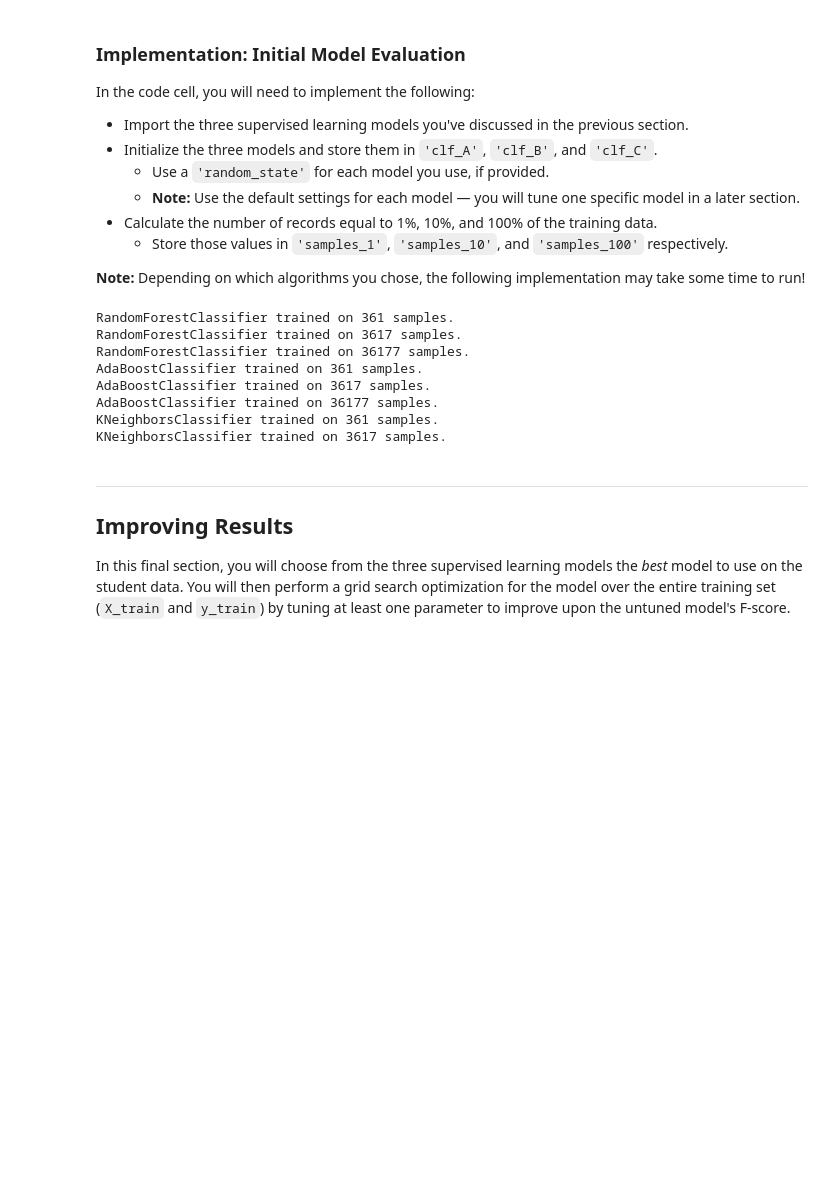
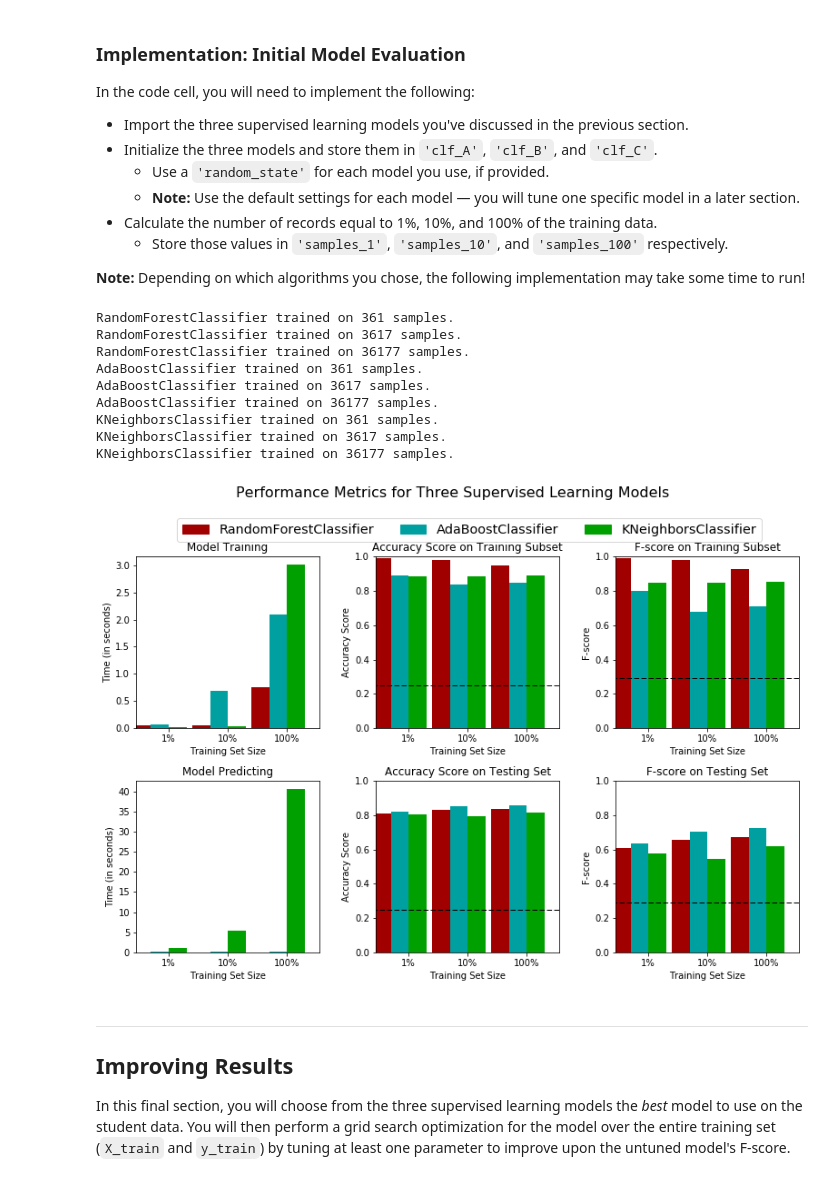
Before and after one commit to singhjagmohan1000/machine-learning-nanodegree, a Jupyter notebook: finding_donors/finding_donors.ipynb, the cells around one changed output. Cells and saved outputs as stored; diff of their text form; code cells hidden in the pictures; blank space fills up the shorter version.

```diff
--- a/finding_donors/finding_donors.ipynb
+++ b/finding_donors/finding_donors.ipynb
@@ -394,35 +394,37 @@ from sklearn.neighbors import KNeighborsClassifier
 # TODO: Initialize the three models
 clf_A = RandomForestClassifier(random_state=543)
 clf_B = AdaBoostClassifier(random_state=543)
-clf_C = KNeighborsClassifier(n_neighbors=5)
+clf_C = KNeighborsClassifier(n_neighbors=2)
 # TODO: Calculate the number of samples for 1%, 10%, and 100% of the training data
 # HINT: samples_100 is the entire training set i.e. len(y_train)
 # HINT: samples_10 is 10% of samples_100 (ensure to set the count of the values to be `int` and not `float`)
 # HINT: samples_1 is 1% of samples_100 (ensure to set the count of the values to be `int` and not `float`)
 samples_100 = int(1*len(X_train))
 samples_10 = int(0.1*len(X_train))
 samples_1 = int(0.01*len(X_train))
 
 # Collect results on the learners
 results = {}
 for clf in [clf_A, clf_B, clf_C]:
     clf_name = clf.__class__.__name__
     results[clf_name] = {}
     for i, samples in enumerate([samples_1, samples_10, samples_100]):
         results[clf_name][i] = \
         train_predict(clf, samples, X_train, y_train, X_test, y_test)
 
 # Run metrics visualization for the three supervised learning models chosen
 vs.evaluate(results, accuracy, fscore)
 # %% [output]
 RandomForestClassifier trained on 361 samples.
 RandomForestClassifier trained on 3617 samples.
 RandomForestClassifier trained on 36177 samples.
 AdaBoostClassifier trained on 361 samples.
 AdaBoostClassifier trained on 3617 samples.
 AdaBoostClassifier trained on 36177 samples.
 KNeighborsClassifier trained on 361 samples.
 KNeighborsClassifier trained on 3617 samples.
+KNeighborsClassifier trained on 36177 samples.
+[figure, added]
 # %% [markdown]
 ----
 ## Improving Results
```
Also changed, not shown: parts of 14 cells of this notebook.
